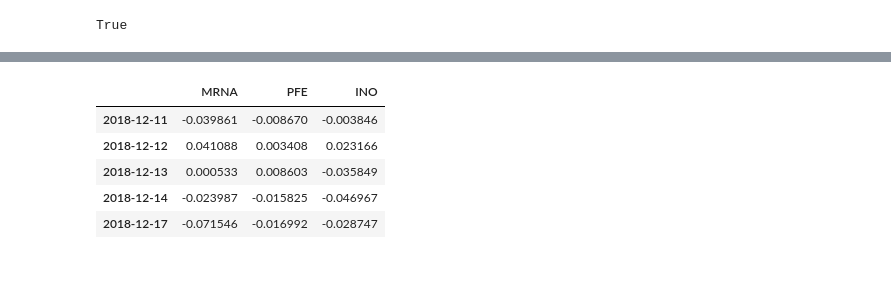
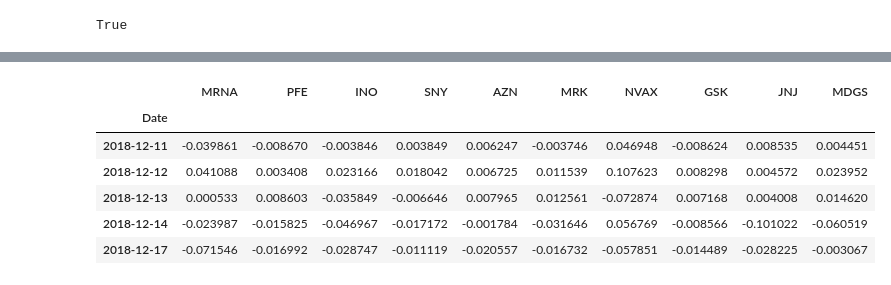
Before and after one commit to VvnShen/project1, a Jupyter notebook: project.ipynb, the cells around one changed output, grey strips where cells are left out. Drawn from its saved outputs; the diff is of its cells as text; code cells hidden in the pictures.

```diff
--- a/project.ipynb
+++ b/project.ipynb
@@ -28,7 +30,8 @@ start2 = pd.Timestamp("2020-01-21", tz="America/New_York").isoformat()
 today = pd.Timestamp("2021-09-20", tz="America/New_York").isoformat()
 # %%
 # Set the tickers
-tickers = ["MRNA", "PFE","INO"]
+tickers = ["MRNA", "PFE","INO","SNY","AZN","MRK","NVAX","GSK","JNJ","MDGS"]
+#ticker_index = ["XBI"]
 # %%
 # Set timeframe to one day ('1D') for the Alpaca API
 timeframe = "1D"
@@ -63,9 +68,17 @@ df_portfolio_all.head(10)
 df_closing_prices = pd.DataFrame()
 
 # Fetch the closing prices
+#"CVAC","MRNA", "PFE","INO","SNY","AZN","MRK","NVAX","GSK","JNJ","MDGS"
 df_closing_prices["MRNA"] = df_portfolio_all["MRNA"]["close"]
 df_closing_prices["PFE"] = df_portfolio_all["PFE"]["close"]
 df_closing_prices["INO"] = df_portfolio_all["INO"]["close"]
+df_closing_prices["SNY"] = df_portfolio_all["SNY"]["close"]
+df_closing_prices["AZN"] = df_portfolio_all["AZN"]["close"]
+df_closing_prices["MRK"] = df_portfolio_all["MRK"]["close"]
+df_closing_prices["NVAX"] = df_portfolio_all["NVAX"]["close"]
+df_closing_prices["GSK"] = df_portfolio_all["GSK"]["close"]
+df_closing_prices["JNJ"] = df_portfolio_all["JNJ"]["close"]
+df_closing_prices["MDGS"] = df_portfolio_all["MDGS"]["close"]
 
 # Drop the time component of the date
 df_closing_prices.index = df_closing_prices.index.date
@@ -87,16 +100,20 @@ df_closing_prices.head(10)
+# %%
+df_closing_prices.index.name = ['Date']
 # %%
 # Compute daily returns
 df_daily_returns = df_closing_prices.pct_change().dropna()
-
+# due to stock split for NVAX on May 10 2019, we have to remove the data on that date so that there's no outliners.
+df_daily_returns = df_daily_returns.drop(pd.to_datetime('2019-05-10'))
 # Display sample data
 df_daily_returns.head()
 # %% [output]
-|  | MRNA | PFE | INO |
-| 2018-12-11 | -0.039861 | -0.008670 | -0.003846 |
-| 2018-12-12 | 0.041088 | 0.003408 | 0.023166 |
-| 2018-12-13 | 0.000533 | 0.008603 | -0.035849 |
-| 2018-12-14 | -0.023987 | -0.015825 | -0.046967 |
-| 2018-12-17 | -0.071546 | -0.016992 | -0.028747 |
+|  | MRNA | PFE | INO | SNY | AZN | MRK | NVAX | GSK | JNJ | MDGS |
+| Date |  |  |  |  |  |  |  |  |  |  |
+| 2018-12-11 | -0.039861 | -0.008670 | -0.003846 | 0.003849 | 0.006247 | -0.003746 | 0.046948 | -0.008624 | 0.008535 | 0.004451 |
+| 2018-12-12 | 0.041088 | 0.003408 | 0.023166 | 0.018042 | 0.006725 | 0.011539 | 0.107623 | 0.008298 | 0.004572 | 0.023952 |
+| 2018-12-13 | 0.000533 | 0.008603 | -0.035849 | -0.006646 | 0.007965 | 0.012561 | -0.072874 | 0.007168 | 0.004008 | 0.014620 |
+| 2018-12-14 | -0.023987 | -0.015825 | -0.046967 | -0.017172 | -0.001784 | -0.031646 | 0.056769 | -0.008566 | -0.101022 | -0.060519 |
+| 2018-12-17 | -0.071546 | -0.016992 | -0.028747 | -0.011119 | -0.020557 | -0.016732 | -0.057851 | -0.014489 | -0.028225 | -0.003067 |
 # %%
 import hvplot.pandas
 # %%
```
Also changed, not shown: parts of 62 cells of this notebook, 8 other files.
